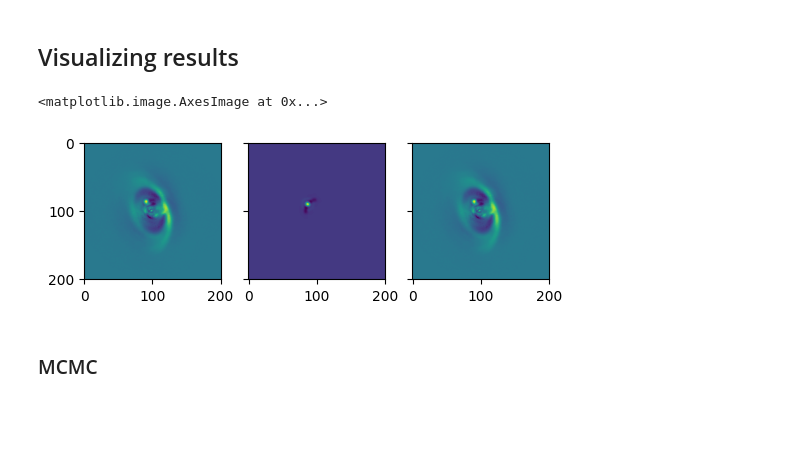
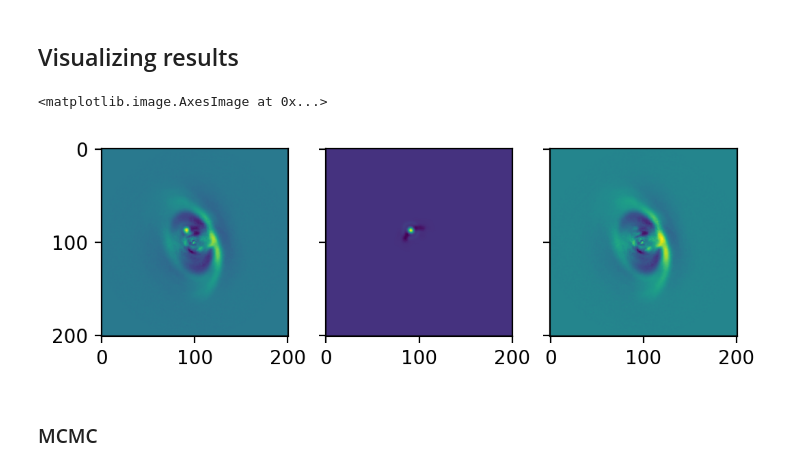
Before and after one commit to yemsnucleus/NEGFC, a Jupyter notebook: negfc_vip.ipynb, the cells around one changed output. Drawn from its saved outputs; the diff is of its cells as text; code cells hidden in the pictures; blank space fills up the shorter version.

```diff
--- a/negfc_vip.ipynb
+++ b/negfc_vip.ipynb
@@ -120,7 +113,7 @@ fwhm_sphere = np.mean([fit.fwhm_y,fit.fwhm_x])
 y_cent, x_cent = frame_center(single_psf)
 y_c=int(y_cent)
 x_c=int(x_cent)
-psf_center, y0_sh = vip.preproc.recentering.cube_recenter_2dfit(psf[lambda_ch], (y_c, x_c),
+psf_center = vip.preproc.recentering.cube_recenter_2dfit(psf[lambda_ch], (y_c, x_c),
                                                                        fwhm_sphere,model='gauss',
                                                                        nproc=8, subi_size=7, negative=False,
                                                                        full_output=False,
@@ -181,6 +176,6 @@ plt.imshow(fr_pca)
 # %% [markdown]
 ## Detection
 # %%
-res = vip.metrics.detection(fr_pca, fwhm=fwhm, psf=psf_norm, bkg_sigma=5, snr_thresh=2,
+res = vip.metrics.detection(fr_pca, fwhm=fwhm[0], psf=psf_norm[0], bkg_sigma=5, snr_thresh=2,
                             debug=False, plot=False, verbose=True, full_output=True)
 # %% [output]
@@ -212,13 +219,13 @@ res
 %%time
 results = vip.fm.negfc_simplex.firstguess(cube[0],
                                           angs=rot_ang,
-                                          psfn=psf_norm,
-                                          ncomp=2,
+                                          psfn=psf_norm[0],
+                                          ncomp=1,
                                           planets_xy_coord=[(res.iloc[0]['y'], res.iloc[0]['x'])],
                                           imlib='opencv',
-                                          fwhm=fwhm,
-                                          simplex=False,
-                                          annulus_width=4*fwhm,
+                                          fwhm=fwhm[0],
+                                          simplex=True,
+                                          annulus_width=4*fwhm[0],
                                           aperture_radius=2,
                                          algo_options={
                                              'nproc': 32,
@@ -268,18 +274,18 @@ plt.xlim(posx-60, posx+60)
 from vip_hci.fm.negfc_fmerit import cube_inject_companions
 # %%
 cube_negfc = cube_inject_companions(np.zeros_like(cube[0]), psf_norm, rot_ang, flevel=flux_fguess,
-                                    rad_dists=[radius_fguess], n_branches=1,
-                                    theta=theta_fguess)
+                                    rad_dists=[radius_fguess], plsc=1.2, n_branches=1,
+                                    theta=theta_fguess, verbose=False)
 
 adi_fake = reduce_pca(cube_negfc, rot_angles=rot_ang)
 # %%
-fig, axes = plt.subplots(1, 3, dpi=100, sharex=True, sharey=True)
+fig, axes = plt.subplots(1, 3, dpi=200, sharex=True, sharey=True)
 axes[0].imshow(fr_pca)
 axes[1].imshow(adi_fake)
 axes[2].imshow(fr_pca-adi_fake)
 # %% [output]
 <matplotlib.image.AxesImage at 0x...>
-[figure, old version]
+[figure, new version]
 # %% [markdown]
 ### MCMC
 # %%
```
Also changed, not shown: parts of 17 cells of this notebook, 3 other files.
